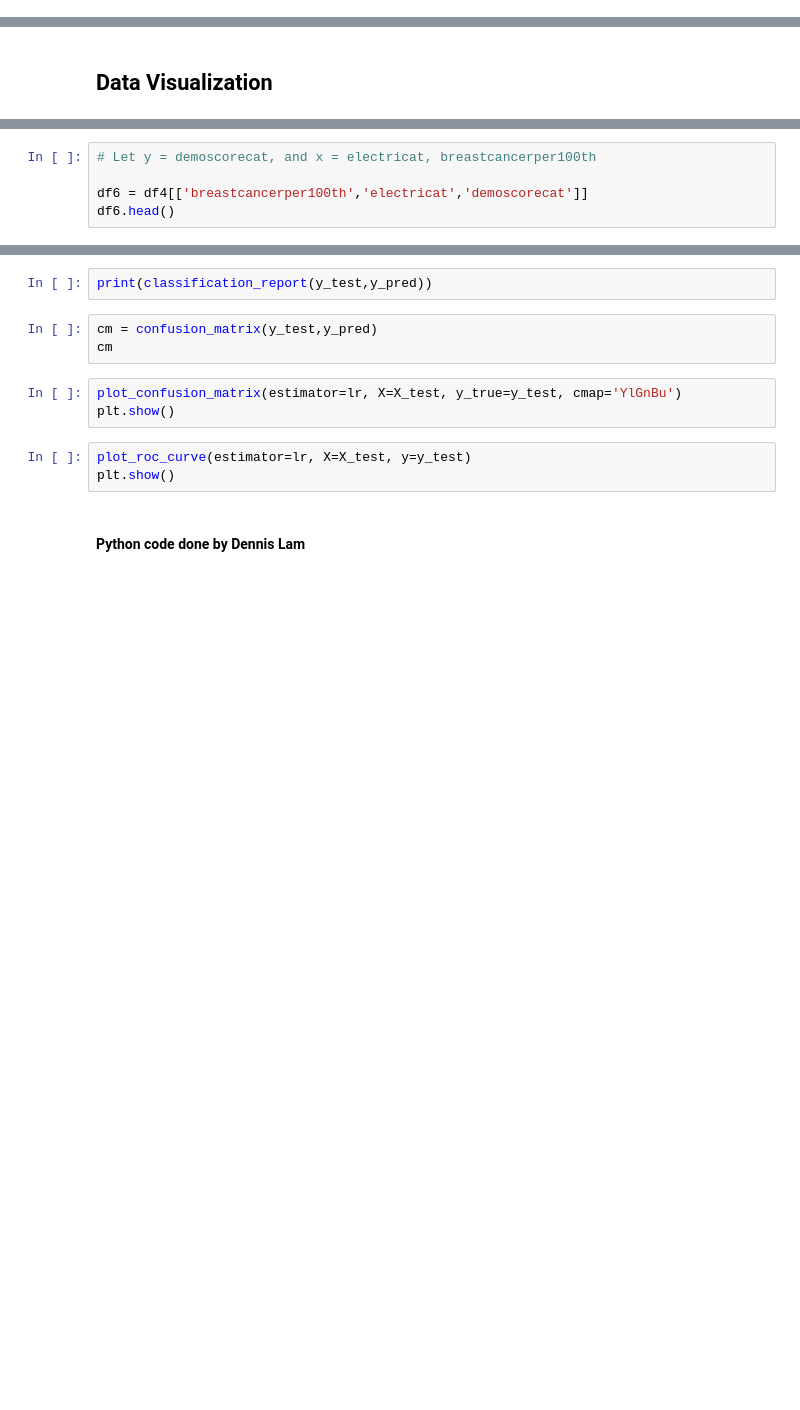
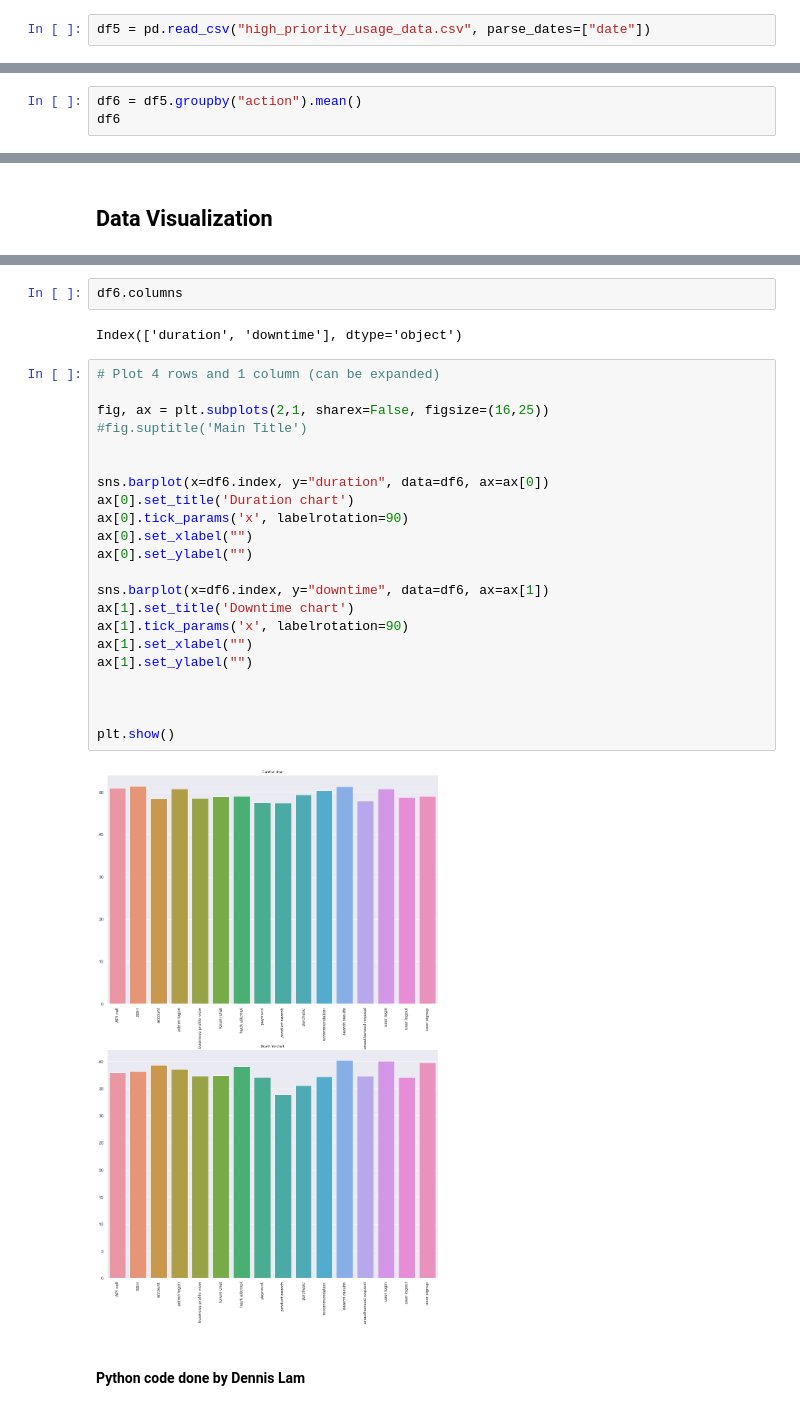
Before and after one commit to dennislamcv1/AccentureUKIntroductionVI, a Jupyter notebook: MondoMarket Analysis.ipynb, the cells around one changed output, grey strips where cells are left out. Drawn from its saved outputs; the diff is of its cells as text; blank space fills up the shorter version.

```diff
--- a/MondoMarket Analysis.ipynb
+++ b/MondoMarket Analysis.ipynb
@@ -313,0 +293,2 @@ profile.to_file("your_report.html")
+# %%
+df5 = pd.read_csv("high_priority_usage_data.csv", parse_dates=["date"])
@@ -313,0 +311,3 @@ profile.to_file("your_report.html")
+# %%
+df6 = df5.groupby("action").mean()
+df6
@@ -844,5 +376,0 @@ df4.head()
-# %%
-# Let y = demoscorecat, and x = electricat, breastcancerper100th
-
-df6 = df4[['breastcancerper100th','electricat','demoscorecat']]
-df6.head()
@@ -1029,13 +377,30 @@ y_pred
-# %%
-print(classification_report(y_test,y_pred))
-# %%
-cm = confusion_matrix(y_test,y_pred)
-cm
-# %%
-plot_confusion_matrix(estimator=lr, X=X_test, y_true=y_test, cmap='YlGnBu')
-plt.show()
-# %%
-plot_roc_curve(estimator=lr, X=X_test, y=y_test)
-plt.show()
+# %%
+df6.columns
+# %% [output]
+Index(['duration', 'downtime'], dtype='object')
+# %%
+# Plot 4 rows and 1 column (can be expanded)
+
+fig, ax = plt.subplots(2,1, sharex=False, figsize=(16,25))
+#fig.suptitle('Main Title')
+
+
+sns.barplot(x=df6.index, y="duration", data=df6, ax=ax[0])
+ax[0].set_title('Duration chart')
+ax[0].tick_params('x', labelrotation=90)
+ax[0].set_xlabel("")
+ax[0].set_ylabel("")
+
+sns.barplot(x=df6.index, y="downtime", data=df6, ax=ax[1])
+ax[1].set_title('Downtime chart')
+ax[1].tick_params('x', labelrotation=90)
+ax[1].set_xlabel("")
+ax[1].set_ylabel("")
+
+
+
+plt.show()
+# %% [output]
+[figure, added]
 # %% [markdown]
 #### Python code done by Dennis Lam
```
Also changed, not shown: parts of 214 cells of this notebook, 8 other files.
